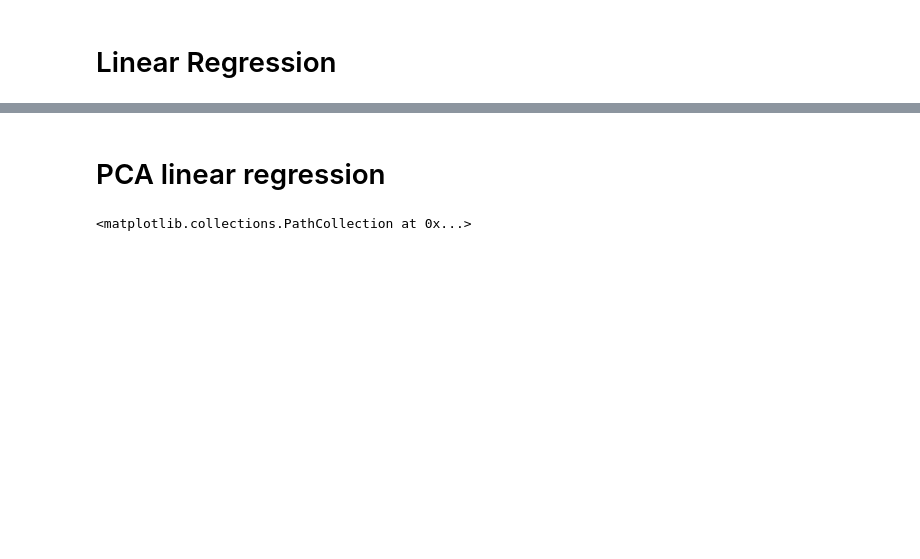
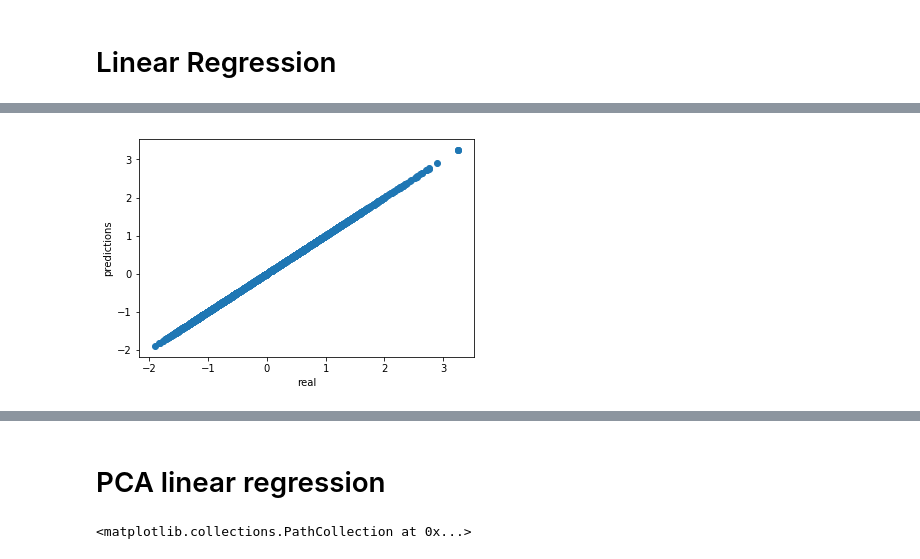
Before and after one commit to cocoanlab/Deep_pain_connectome, a Jupyter notebook: sungwoo/train_linear_regression_deeppain.ipynb, the cells around one changed output, grey strips where cells are left out. Saved outputs shown, nothing was run; the diff lists cells and outputs as text; code cells hidden in the pictures; blank space fills up the shorter version.

```diff
--- a/sungwoo/train_linear_regression_deeppain.ipynb
+++ b/sungwoo/train_linear_regression_deeppain.ipynb
@@ -196,3 +173,8 @@ r2_score(y_test, predictions)
 # %%
 predictions2 = lm.predict(X_train)
-plt.scatter(y_train, predictions2)
+plt.scatter(y_train,predictions2)
+plt.xlabel('real')
+plt.ylabel('predictions')
+plt.show()
+# %% [output]
+[figure, added]
```
Also changed, not shown: parts of 50 cells of this notebook, 6 other files.
